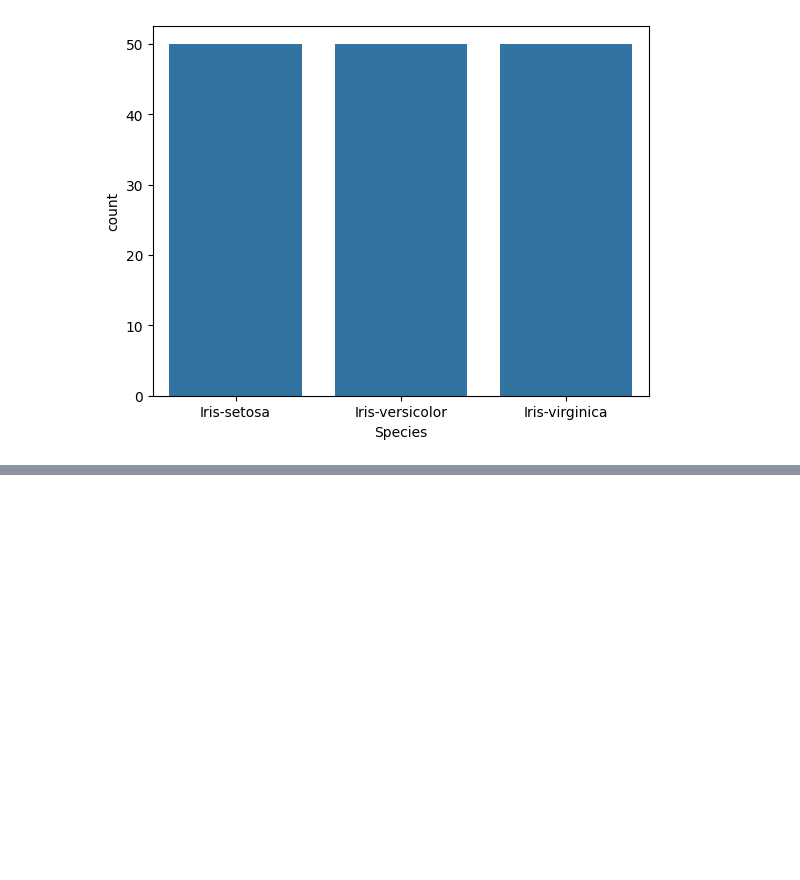
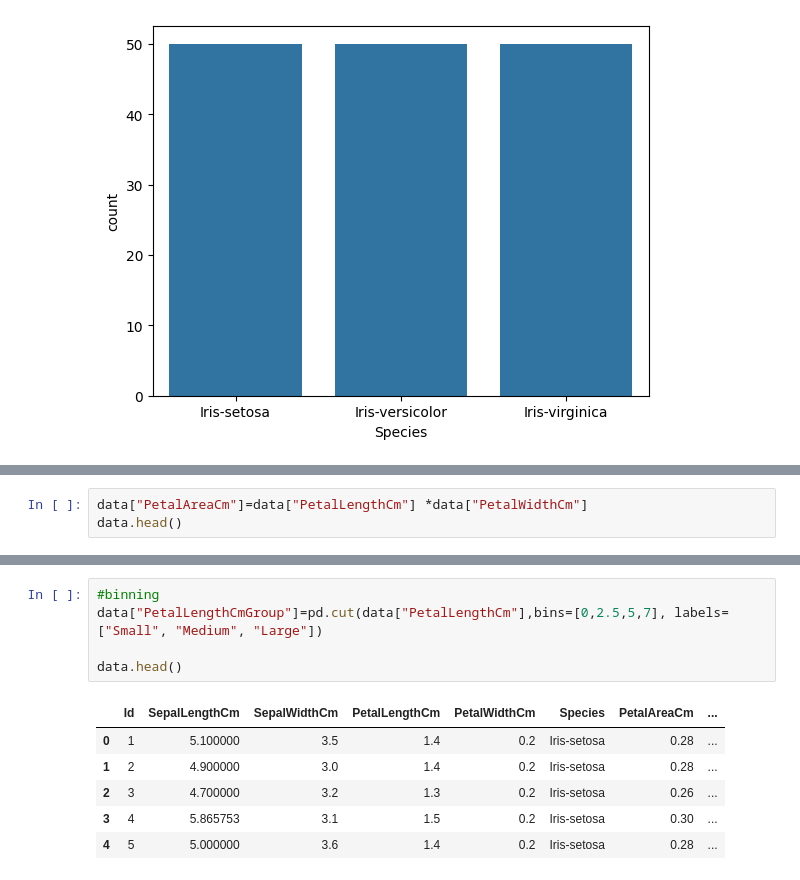
Before and after one commit to bhargavdhanisetti/AIML_NEOSKILLZ, a Jupyter notebook: day_13_.ipynb, the cells around one changed output, grey strips where cells are left out. Saved outputs shown, nothing was run; the diff lists cells and outputs as text; blank space fills up the shorter version.

```diff
--- a/day_13_.ipynb
+++ b/day_13_.ipynb
@@ -214,0 +230,3 @@ plt.show()
+# %%
+data["PetalAreaCm"]=data["PetalLengthCm"] *data["PetalWidthCm"]
+data.head()
@@ -214,0 +240,12 @@ plt.show()
+# %%
+#binning
+data["PetalLengthCmGroup"]=pd.cut(data["PetalLengthCm"],bins=[0,2.5,5,7], labels=["Small", "Medium", "Large"])
+
+data.head()
+# %% [output]
+|  | Id | SepalLengthCm | SepalWidthCm | PetalLengthCm | PetalWidthCm | Species | PetalAreaCm | ... |
+| 0 | 1 | 5.100000 | 3.5 | 1.4 | 0.2 | Iris-setosa | 0.28 | ... |
+| 1 | 2 | 4.900000 | 3.0 | 1.4 | 0.2 | Iris-setosa | 0.28 | ... |
+| 2 | 3 | 4.700000 | 3.2 | 1.3 | 0.2 | Iris-setosa | 0.26 | ... |
+| 3 | 4 | 5.865753 | 3.1 | 1.5 | 0.2 | Iris-setosa | 0.30 | ... |
+| 4 | 5 | 5.000000 | 3.6 | 1.4 | 0.2 | Iris-setosa | 0.28 | ... |
```
Also changed, not shown: parts of 9 cells of this notebook.
